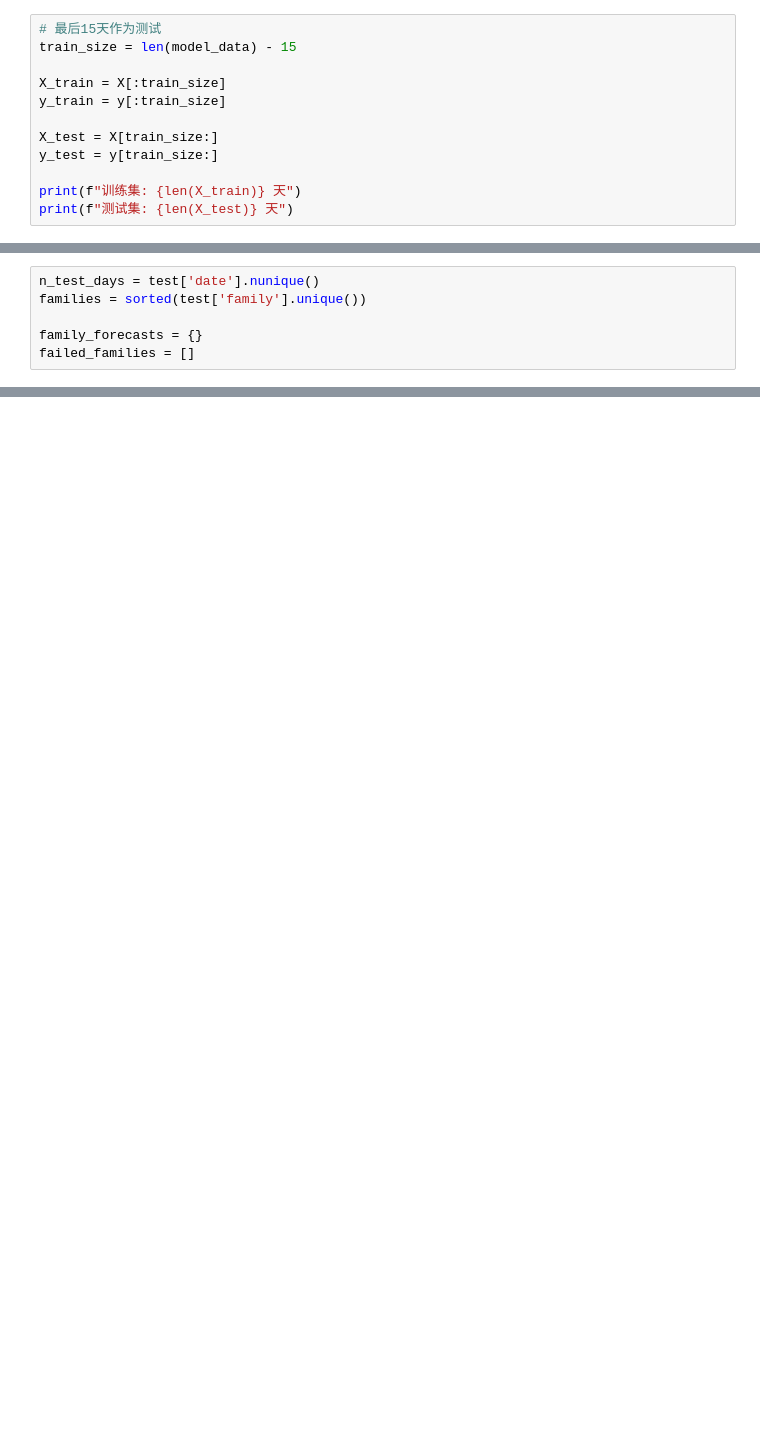
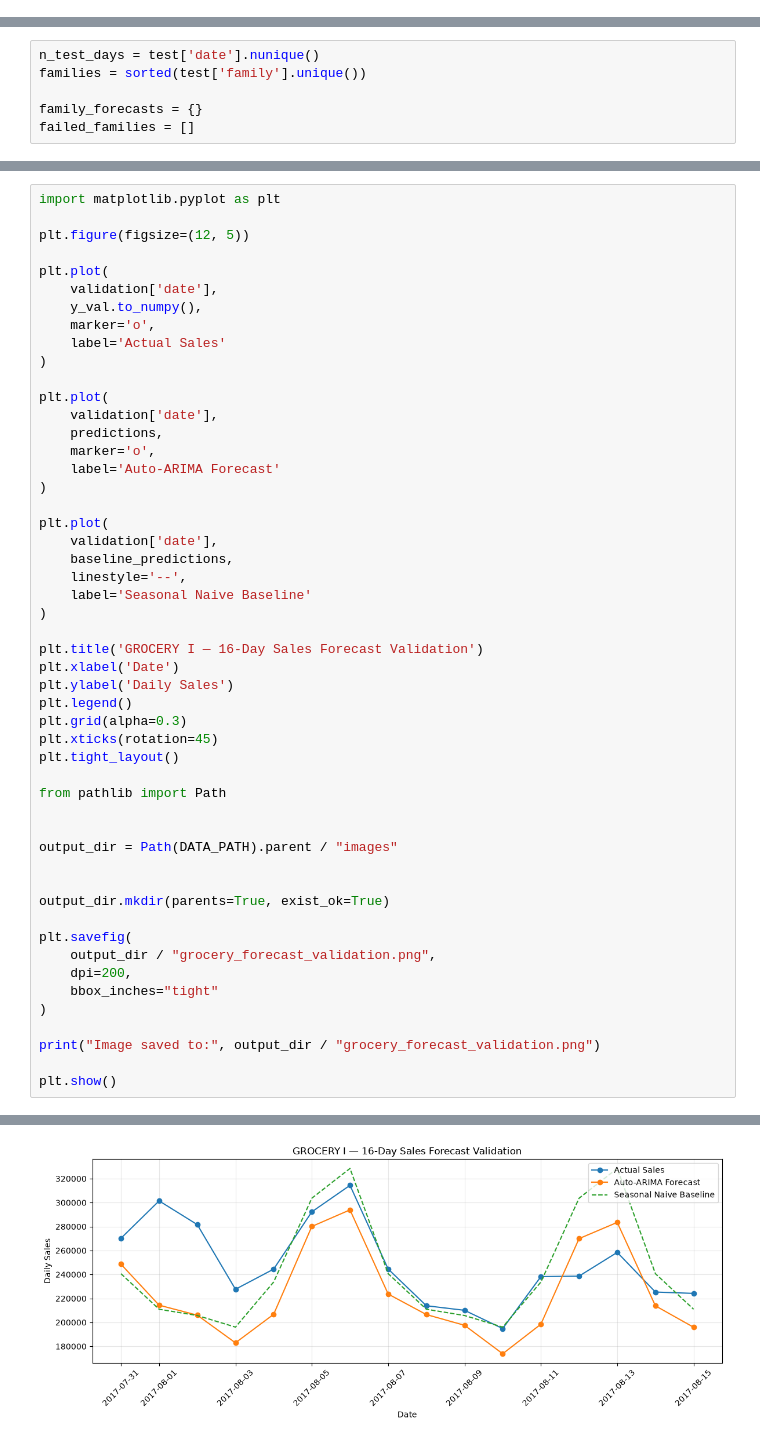
Before and after one commit to tonycxh/retail-sales-forecasting, a Jupyter notebook: store-sales-time-series-forcasting.ipynb, the cells around one changed output, grey strips where cells are left out. Saved outputs shown, nothing was run; the diff lists cells and outputs as text; blank space fills up the shorter version.

Commit message:
Finalize forecasting notebook and validation

```diff
--- a/store-sales-time-series-forcasting.ipynb
+++ b/store-sales-time-series-forcasting.ipynb
@@ -233,12 +181,0 @@ Feature数据preview:
-# %%
-# 最后15天作为测试
-train_size = len(model_data) - 15
-
-X_train = X[:train_size]
-y_train = y[:train_size]
-
-X_test = X[train_size:]
-y_test = y[train_size:]
-
-print(f"训练集: {len(X_train)} 天")
-print(f"测试集: {len(X_test)} 天")
@@ -512,0 +363,52 @@ failed_families = []
+# %%
+import matplotlib.pyplot as plt
+
+plt.figure(figsize=(12, 5))
+
+plt.plot(
+    validation['date'],
+    y_val.to_numpy(),
+    marker='o',
+    label='Actual Sales'
+)
+
+plt.plot(
+    validation['date'],
+    predictions,
+    marker='o',
+    label='Auto-ARIMA Forecast'
+)
+
+plt.plot(
+    validation['date'],
+    baseline_predictions,
+    linestyle='--',
+    label='Seasonal Naive Baseline'
+)
+
+plt.title('GROCERY I — 16-Day Sales Forecast Validation')
+plt.xlabel('Date')
+plt.ylabel('Daily Sales')
+plt.legend()
+plt.grid(alpha=0.3)
+plt.xticks(rotation=45)
+plt.tight_layout()
+
+from pathlib import Path
+
+
+output_dir = Path(DATA_PATH).parent / "images"
+
+
+output_dir.mkdir(parents=True, exist_ok=True)
+
+plt.savefig(
+    output_dir / "grocery_forecast_validation.png",
+    dpi=200,
+    bbox_inches="tight"
+)
+
+print("Image saved to:", output_dir / "grocery_forecast_validation.png")
+
+plt.show()
+# %% [output]
@@ -513,3 +416,4 @@ failed_families = []
+[figure, added]
 # %%
 for i, family in enumerate(families):
     # prepare data
```
Also changed, not shown: parts of 24 cells of this notebook.
